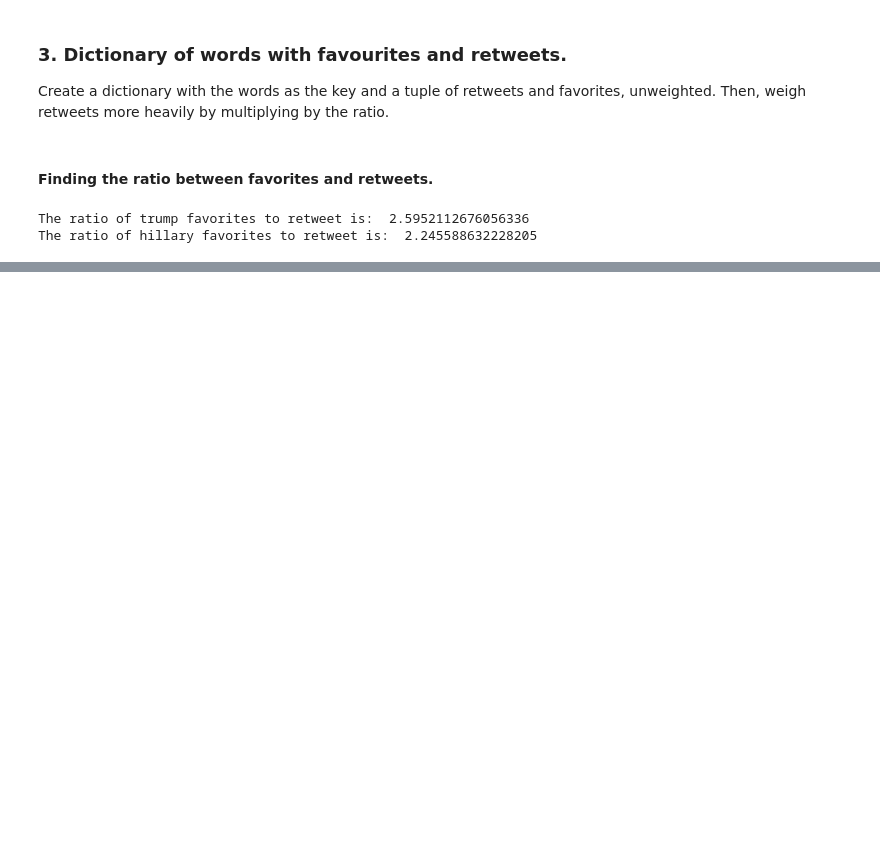
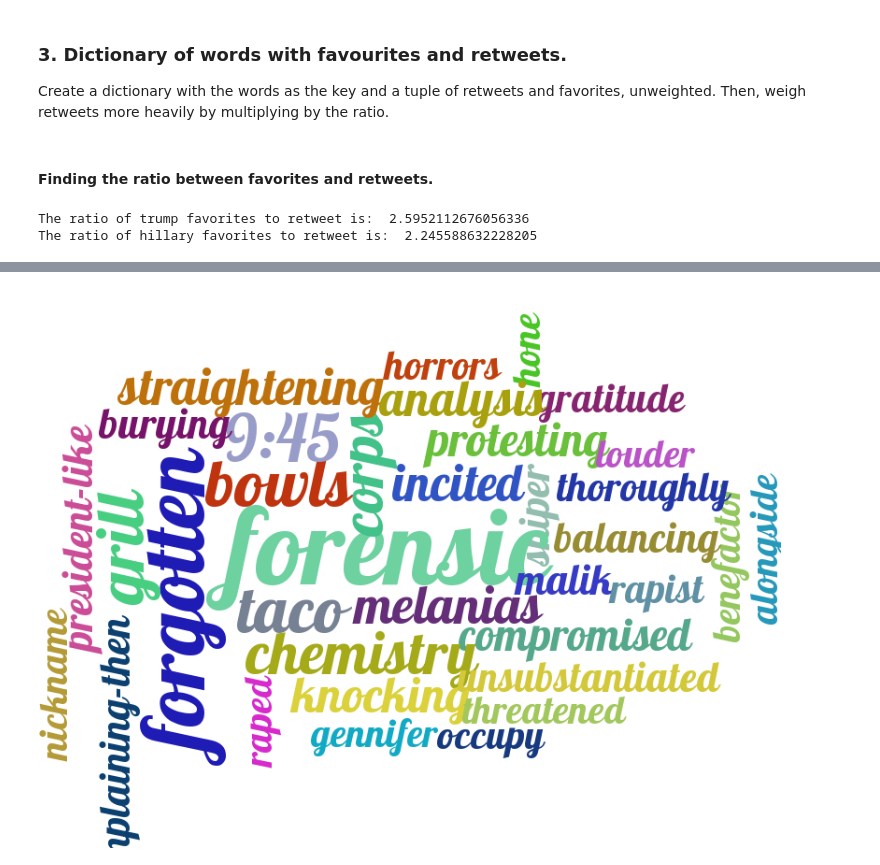
Before and after one commit to Del012/Pr_024, a Jupyter notebook: Final_Rough_Draft.ipynb, the cells around one changed output, grey strips where cells are left out. Saved outputs shown, nothing was run; the diff lists cells and outputs as text; code cells hidden in the pictures; blank space fills up the shorter version.

```diff
--- a/Final_Rough_Draft.ipynb
+++ b/Final_Rough_Draft.ipynb
@@ -293,0 +342,10 @@ dfFreq_h
+# %%
+#For Trump: Make word cloud based on most reacted to words
+mostReacted_trump = pd.DataFrame(list(trump_rxnfreq.items())[0:35])
+counts = [tuple(x) for x in mostReacted_trump.values]
+tags = make_tags(counts, maxsize=90)
+wordcloud_trump = create_tag_image(tags, 'react_cloud_trump.png', size=(900, 600), fontname='Lobster');
+
+Image('react_cloud_trump.png')
+# %% [output]
+[figure, added]
```
Also changed, not shown: parts of 16 cells of this notebook.
